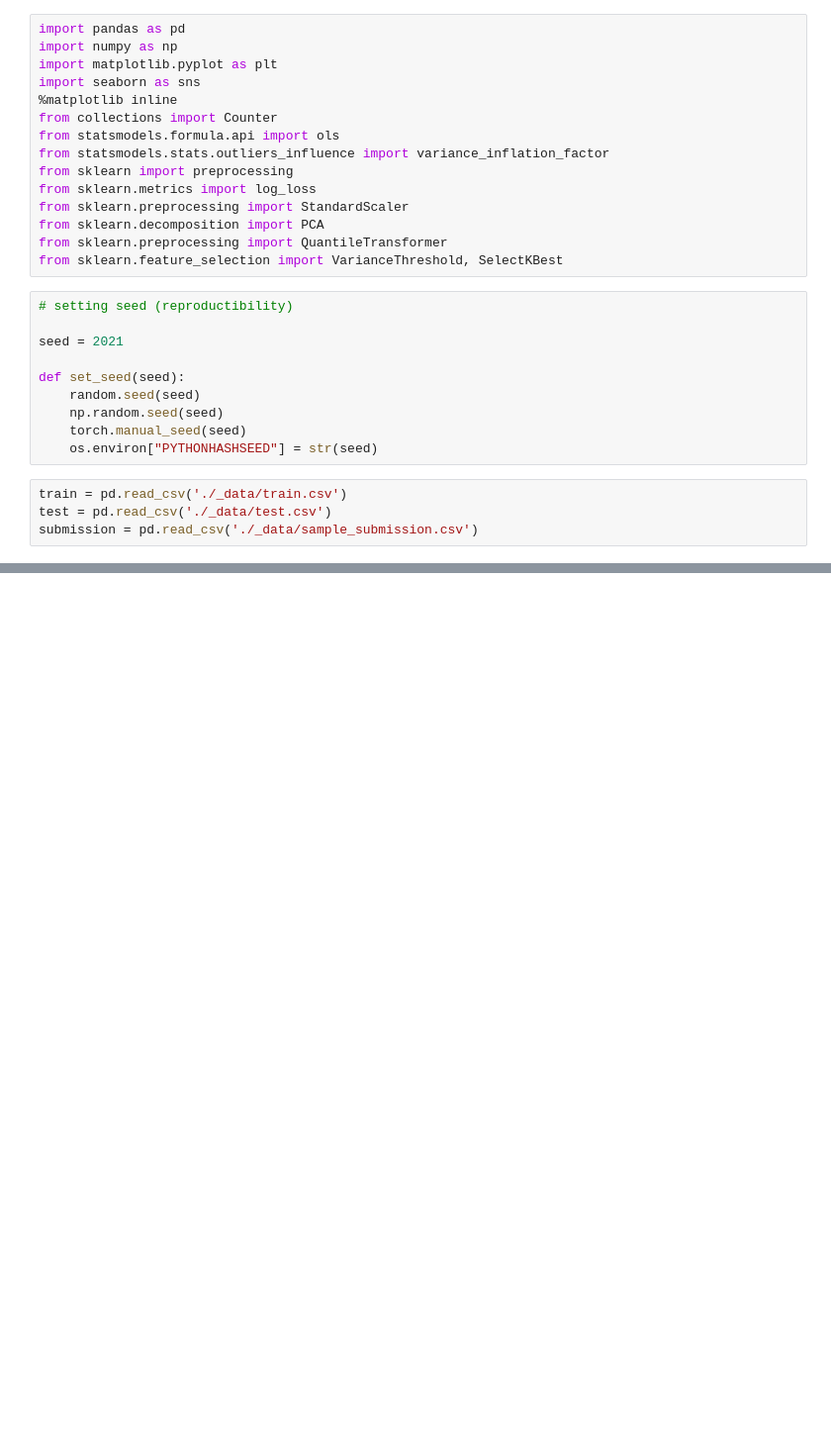
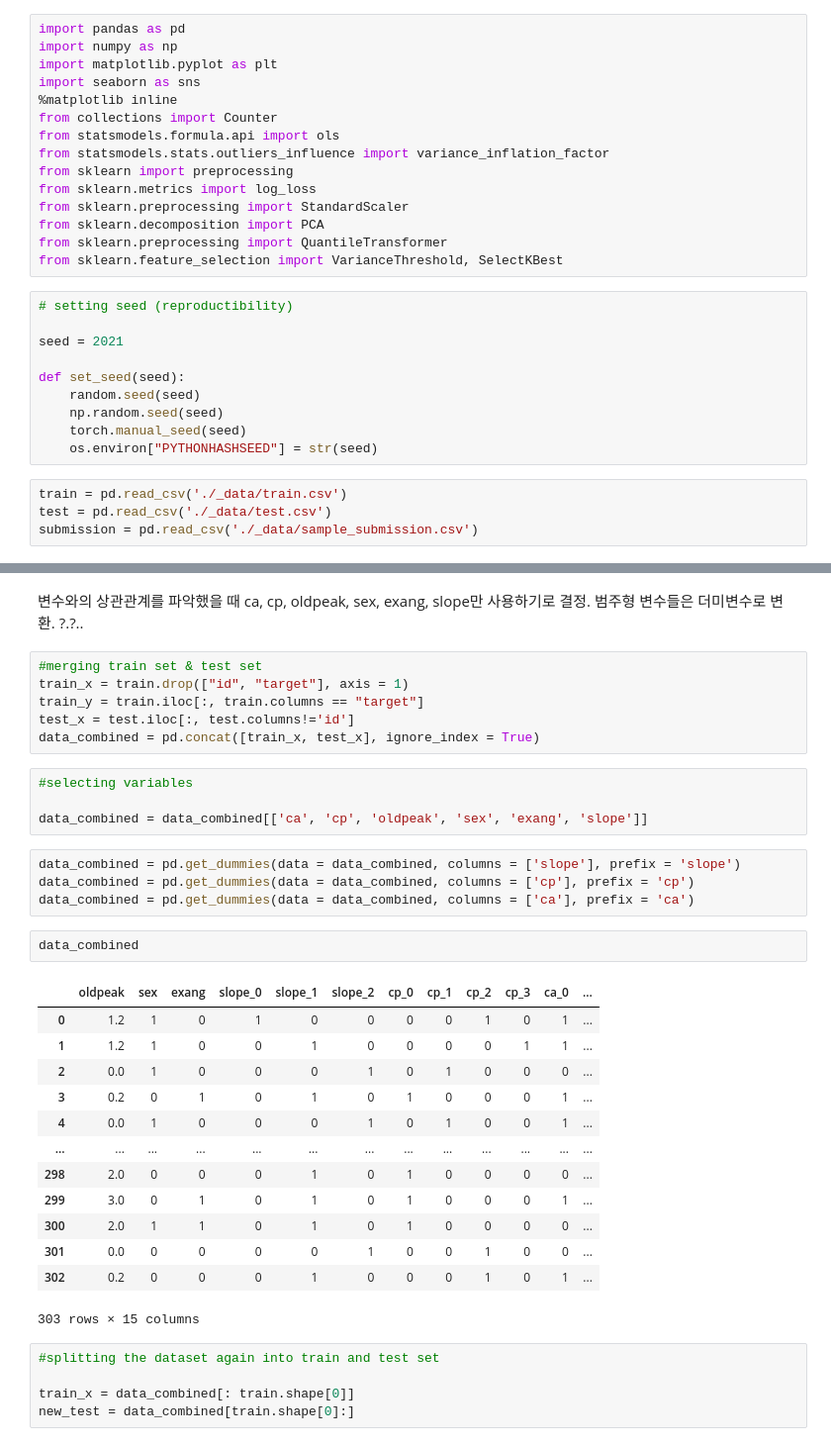
Before and after one commit to joniekwon/dacon, a Jupyter notebook: cardiovascular/Private 8 코드공유.ipynb, the cells around one changed output, grey strips where cells are left out. Shown: that part at 99% size. Cells and saved outputs as stored; diff of their text form; blank space fills up the shorter version.

```diff
--- a/cardiovascular/Private 8 코드공유.ipynb
+++ b/cardiovascular/Private 8 코드공유.ipynb
@@ -88,0 +168,38 @@ Consider using the `--user` option or check the permissions.
+# %% [markdown]
+변수와의 상관관계를 파악했을 때 ca, cp, oldpeak, sex, exang, slope만 사용하기로 결정. 범주형 변수들은 더미변수로 변환.
+?.?..
+# %%
+#merging train set & test set
+train_x = train.drop(["id", "target"], axis = 1)
+train_y = train.iloc[:, train.columns == "target"]
+test_x = test.iloc[:, test.columns!='id']
+data_combined = pd.concat([train_x, test_x], ignore_index = True)
+# %%
+#selecting variables
+
+data_combined = data_combined[['ca', 'cp', 'oldpeak', 'sex', 'exang', 'slope']]
+# %%
+data_combined = pd.get_dummies(data = data_combined, columns = ['slope'], prefix = 'slope')
+data_combined = pd.get_dummies(data = data_combined, columns = ['cp'], prefix = 'cp')
+data_combined = pd.get_dummies(data = data_combined, columns = ['ca'], prefix = 'ca')
+# %%
+data_combined
+# %% [output]
+|  | oldpeak | sex | exang | slope_0 | slope_1 | slope_2 | cp_0 | cp_1 | cp_2 | cp_3 | ca_0 | ... |
+| 0 | 1.2 | 1 | 0 | 1 | 0 | 0 | 0 | 0 | 1 | 0 | 1 | ... |
+| 1 | 1.2 | 1 | 0 | 0 | 1 | 0 | 0 | 0 | 0 | 1 | 1 | ... |
+| 2 | 0.0 | 1 | 0 | 0 | 0 | 1 | 0 | 1 | 0 | 0 | 0 | ... |
+| 3 | 0.2 | 0 | 1 | 0 | 1 | 0 | 1 | 0 | 0 | 0 | 1 | ... |
+| 4 | 0.0 | 1 | 0 | 0 | 0 | 1 | 0 | 1 | 0 | 0 | 1 | ... |
+| ... | ... | ... | ... | ... | ... | ... | ... | ... | ... | ... | ... | ... |
+| 298 | 2.0 | 0 | 0 | 0 | 1 | 0 | 1 | 0 | 0 | 0 | 0 | ... |
+| 299 | 3.0 | 0 | 1 | 0 | 1 | 0 | 1 | 0 | 0 | 0 | 1 | ... |
+| 300 | 2.0 | 1 | 1 | 0 | 1 | 0 | 1 | 0 | 0 | 0 | 0 | ... |
+| 301 | 0.0 | 0 | 0 | 0 | 0 | 1 | 0 | 0 | 1 | 0 | 0 | ... |
+| 302 | 0.2 | 0 | 0 | 0 | 1 | 0 | 0 | 0 | 1 | 0 | 1 | ... |
+303 rows × 15 columns
+# %%
+#splitting the dataset again into train and test set
+
+train_x = data_combined[: train.shape[0]]
+new_test = data_combined[train.shape[0]:]
```
Also changed, not shown: parts of 26 cells of this notebook.
